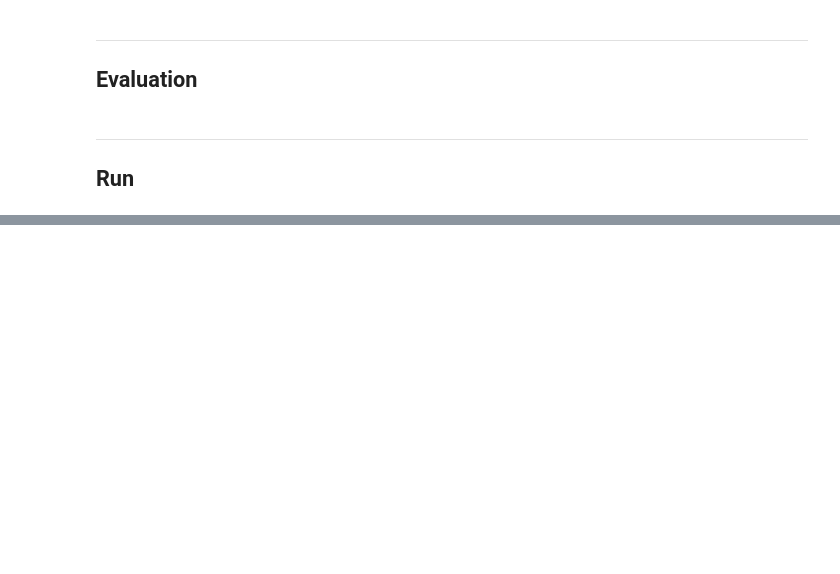
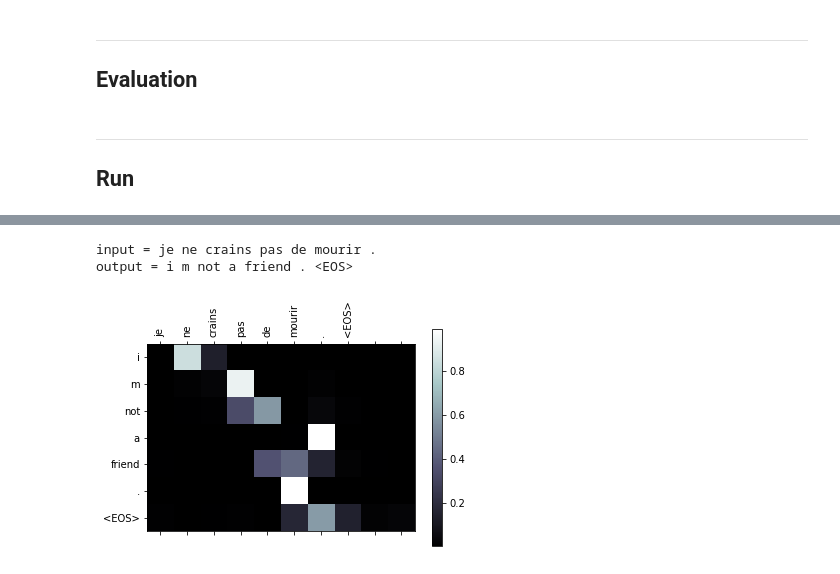
Before and after one commit to NawfalTachfine/DLX, a Jupyter notebook: pytorch_rnns/3.translation-seq2seq-attention.ipynb, the cells around one changed output, grey strips where cells are left out. Saved outputs shown, nothing was run; the diff lists cells and outputs as text; code cells hidden in the pictures; blank space fills up the shorter version.

```diff
--- a/pytorch_rnns/3.translation-seq2seq-attention.ipynb
+++ b/pytorch_rnns/3.translation-seq2seq-attention.ipynb
@@ -442,0 +508,6 @@ evaluate_randomly(encoder1, attn_decoder1)
+# %%
+evaluate_and_show_attention('je ne crains pas de mourir .')
+# %% [output]
+input = je ne crains pas de mourir .
+output = i m not a friend . <EOS>
+[figure, added]
```
Also changed, not shown: parts of 12 cells of this notebook.
